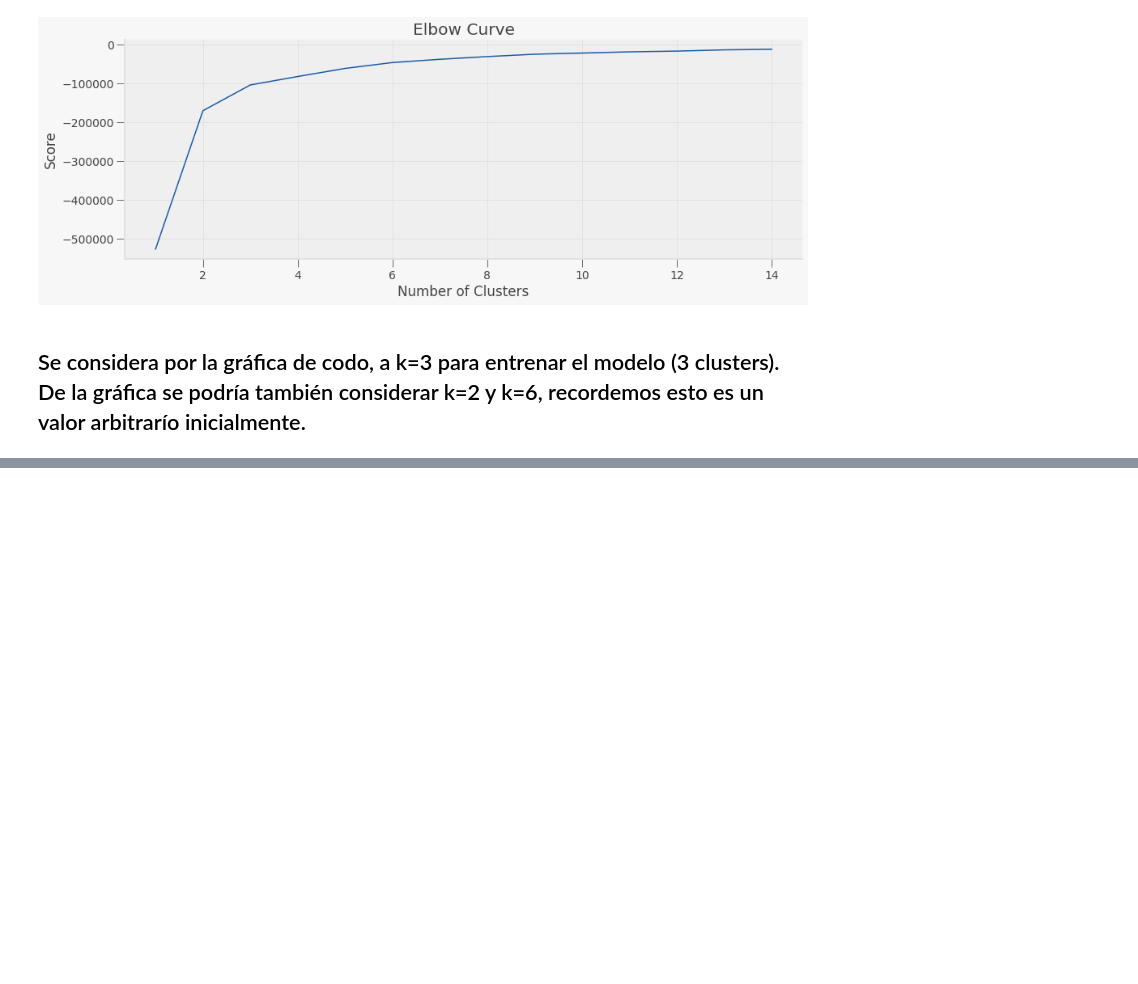
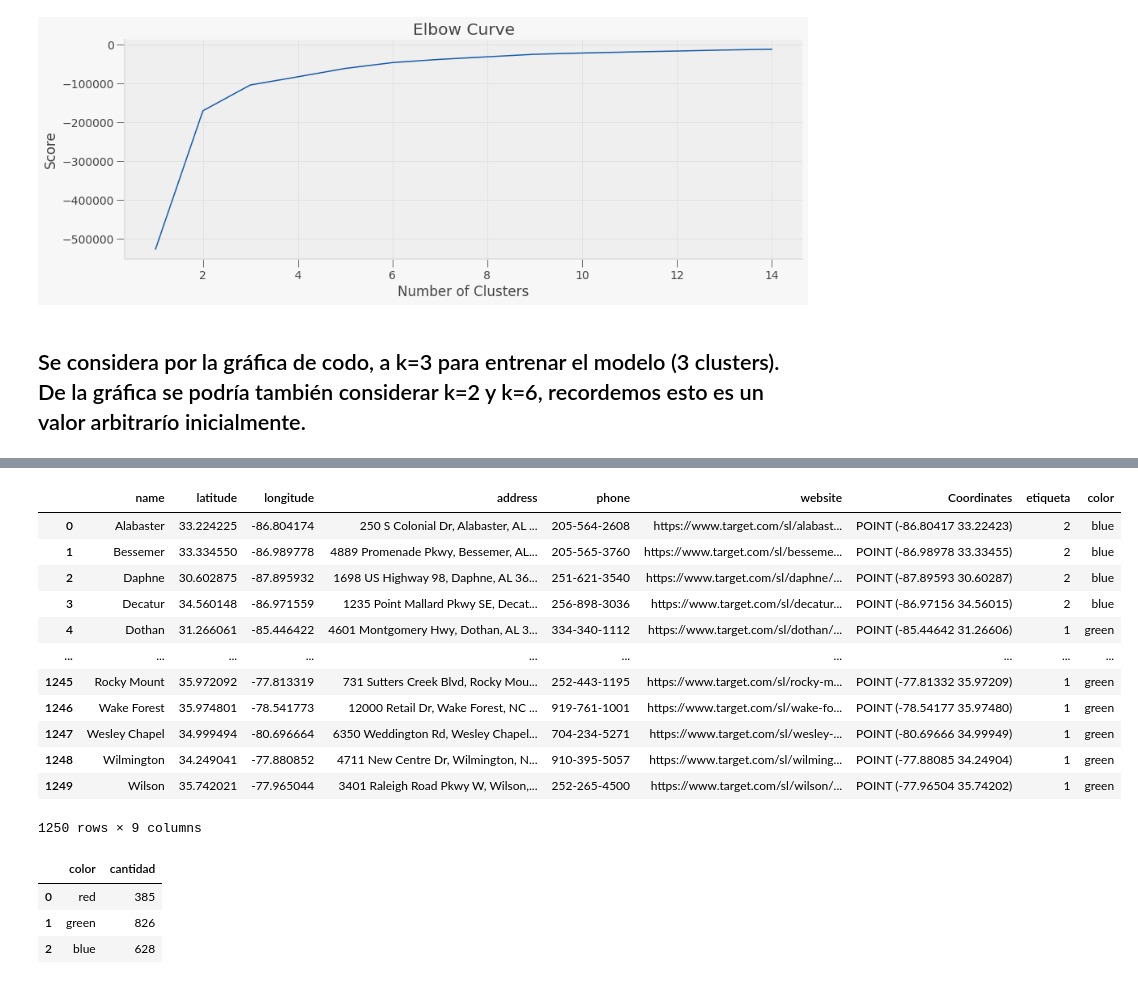
Before and after one commit to PosgradoMNA/actividades-de-aprendizaje-a01685424, a Jupyter notebook: S8_CD_Notebook_2_K_means_TecMty_kmeans_target.ipynb, the cells around one changed output, grey strips where cells are left out. Cells and saved outputs as stored; diff of their text form; code cells hidden in the pictures; blank space fills up the shorter version.

```diff
--- a/S8_CD_Notebook_2_K_means_TecMty_kmeans_target.ipynb
+++ b/S8_CD_Notebook_2_K_means_TecMty_kmeans_target.ipynb
@@ -312,2 +337,40 @@ world_gdf.head()
+# %%
+# - - - - - - - - - - - - - - - - - - - - - - - - - - - - - - - - - - - - - - -
+# Asignando etiquetas
+
+df_asignar= pd.DataFrame(asignar)
+df_etiquetas= pd.DataFrame(etiquetas)
+df_etiquetas
+df_clasificado= df
+df['etiqueta']= df_etiquetas
+df['color']= df_asignar
+df_clasificado.head(1250)
+# %% [output]
+|  | name | latitude | longitude | address | phone | website | Coordinates | etiqueta | color |
+| 0 | Alabaster | 33.224225 | -86.804174 | 250 S Colonial Dr, Alabaster, AL ... | 205-564-2608 | https://www.target.com/sl/alabast... | POINT (-86.80417 33.22423) | 2 | blue |
+| 1 | Bessemer | 33.334550 | -86.989778 | 4889 Promenade Pkwy, Bessemer, AL... | 205-565-3760 | https://www.target.com/sl/besseme... | POINT (-86.98978 33.33455) | 2 | blue |
+| 2 | Daphne | 30.602875 | -87.895932 | 1698 US Highway 98, Daphne, AL 36... | 251-621-3540 | https://www.target.com/sl/daphne/... | POINT (-87.89593 30.60287) | 2 | blue |
+| 3 | Decatur | 34.560148 | -86.971559 | 1235 Point Mallard Pkwy SE, Decat... | 256-898-3036 | https://www.target.com/sl/decatur... | POINT (-86.97156 34.56015) | 2 | blue |
+| 4 | Dothan | 31.266061 | -85.446422 | 4601 Montgomery Hwy, Dothan, AL 3... | 334-340-1112 | https://www.target.com/sl/dothan/... | POINT (-85.44642 31.26606) | 1 | green |
+| ... | ... | ... | ... | ... | ... | ... | ... | ... | ... |
+| 1245 | Rocky Mount | 35.972092 | -77.813319 | 731 Sutters Creek Blvd, Rocky Mou... | 252-443-1195 | https://www.target.com/sl/rocky-m... | POINT (-77.81332 35.97209) | 1 | green |
+| 1246 | Wake Forest | 35.974801 | -78.541773 | 12000 Retail Dr, Wake Forest, NC ... | 919-761-1001 | https://www.target.com/sl/wake-fo... | POINT (-78.54177 35.97480) | 1 | green |
+| 1247 | Wesley Chapel | 34.999494 | -80.696664 | 6350 Weddington Rd, Wesley Chapel... | 704-234-5271 | https://www.target.com/sl/wesley-... | POINT (-80.69666 34.99949) | 1 | green |
+| 1248 | Wilmington | 34.249041 | -77.880852 | 4711 New Centre Dr, Wilmington, N... | 910-395-5057 | https://www.target.com/sl/wilming... | POINT (-77.88085 34.24904) | 1 | green |
+| 1249 | Wilson | 35.742021 | -77.965044 | 3401 Raleigh Road Pkwy W, Wilson,... | 252-265-4500 | https://www.target.com/sl/wilson/... | POINT (-77.96504 35.74202) | 1 | green |
+1250 rows × 9 columns
+# %%
+# - - - - - - - - - - - - - - - - - - - - - - - - - - - - - - - - - - - - - - -
+# Contando clusters
+
+cantidadGrupo =  pd.DataFrame()
+cantidadGrupo['color']=colores
+cantidadGrupo['cantidad']=df_clasificado.groupby('etiqueta').size()
+cantidadGrupo
+# %% [output]
+|  | color | cantidad |
+| 0 | red | 385 |
+| 1 | green | 826 |
+| 2 | blue | 628 |
 # %%
 # - - - - - - - - - - - - - - - - - - - - - - - - - - - - - - - - - - - - - - -
```
Also changed, not shown: parts of 11 cells of this notebook.
